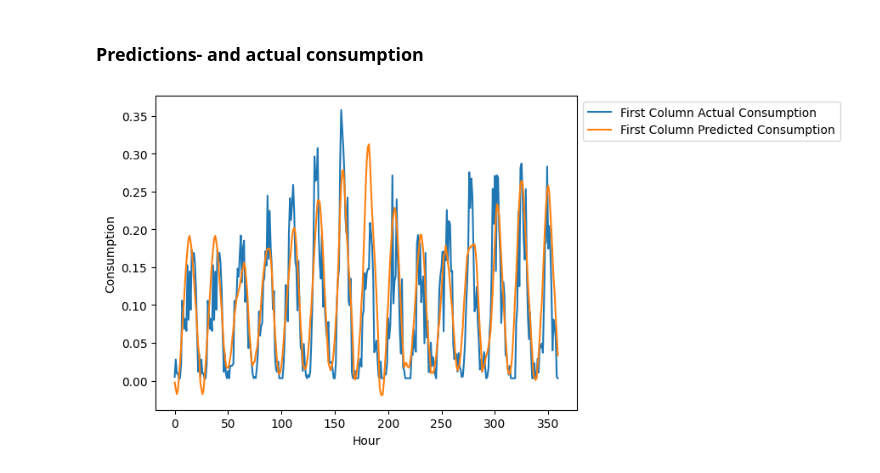
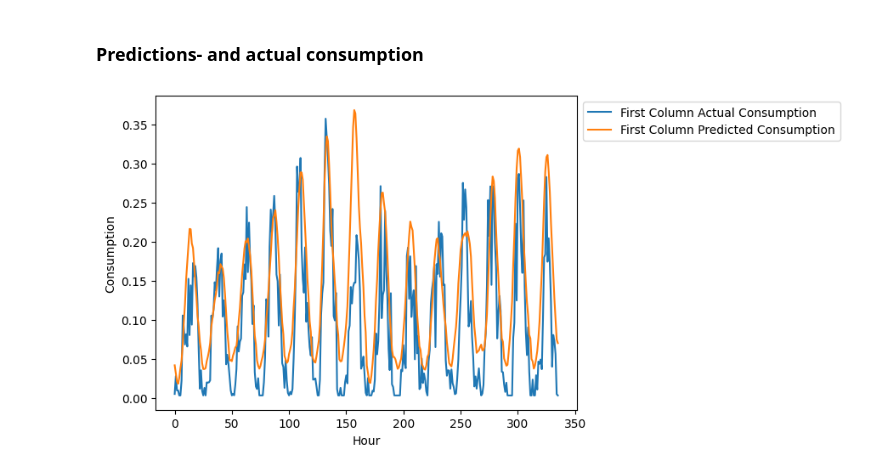
Before and after one commit to dat5-06/zap, a Jupyter notebook: core/notebooks/0_GRU_trefor_park.ipynb, the cells around one changed output. Cells and saved outputs as stored; diff of their text form; code cells hidden in the pictures.

```diff
--- a/core/notebooks/0_GRU_trefor_park.ipynb
+++ b/core/notebooks/0_GRU_trefor_park.ipynb
@@ -145,6 +99,6 @@ plt.show()
 # %% [markdown]
 ### Predictions- and actual consumption
 # %%
-plot_predictions(110, 124, y_test_global, best_prediction)
+plot_predictions(110, 124, y_test, predicted)
 # %% [output]
-[figure, old version]
+[figure, new version]
```
Also changed, not shown: parts of 3 cells of this notebook, 4 other files.
